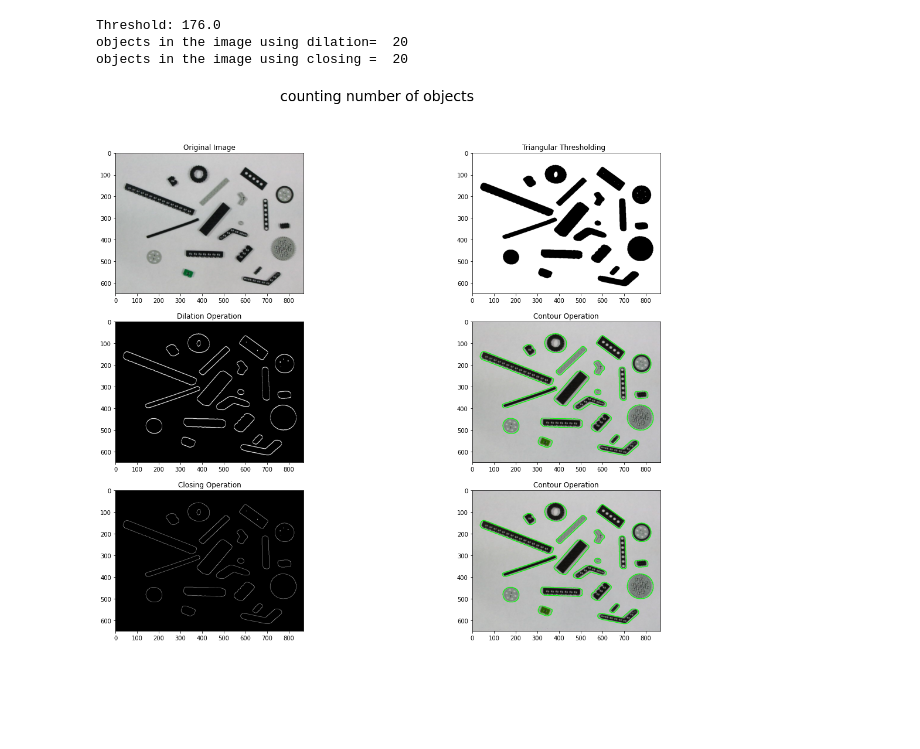
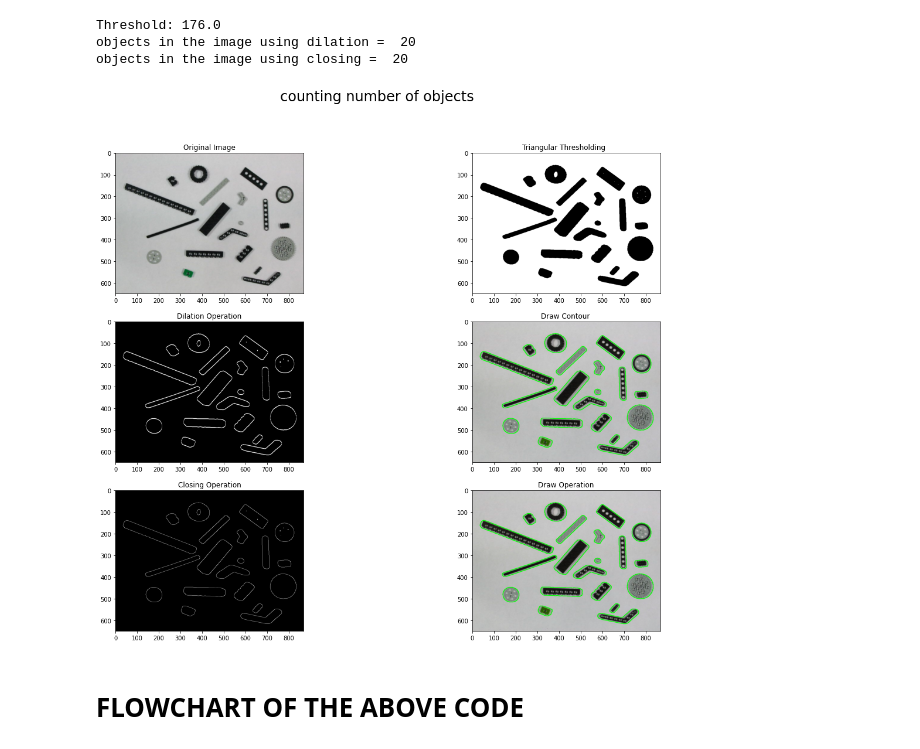
Before and after one commit to JAMILA09ALI/Deep-learning-techniques, a Jupyter notebook: Quiz2_MV.ipynb, the cells around one changed output. Saved outputs shown, nothing was run; the diff lists cells and outputs as text; code cells hidden in the pictures; blank space fills up the shorter version.

```diff
--- a/Quiz2_MV.ipynb
+++ b/Quiz2_MV.ipynb
@@ -26,51 +26,60 @@ import cv2
 import numpy as np
 import matplotlib.pyplot as plt
 # %%
-method = [cv2.THRESH_TRIANGLE]
+method = [cv2.THRESH_TRIANGLE] # using traingle thresholding method to do basic segmentation in an image, and to binarize it.
 names = ['counting number of objects']
 
 def thresh(img_path, method, index):
+    # binarizes image
+
     img = cv2.imread(path +'lego1.png')
-    gray = cv2.cvtColor(img,cv2.COLOR_RGB2GRAY)
-    blurred = cv2.GaussianBlur(gray, (9, 9), 2)
+    gray = cv2.cvtColor(img,cv2.COLOR_RGB2GRAY) # converting image to gray
+    blurred = cv2.GaussianBlur(gray, (9, 9), 2) # blurring the image using gaussian
 
-    ret, img_masked = cv2.threshold(blurred, 0, 255, method)
-    print(f"Threshold: {ret}")
+     # threshold & canny edge detection.
 
-    canny = cv2.Canny(img_masked, 0, ret, 3 )
+    ret, img_masked = cv2.threshold(blurred, 0, 255, method) # Run thresholding, returning the masked imag
+    print(f"Threshold: {ret}") #print the value of threshold
+
+    canny = cv2.Canny(img_masked, 0, ret, 3 ) #using canny edge detection on the traingle thresholding image eith the value calculated in the above code
 
 
-    dilation = cv2.dilate(canny , (2,2), iterations=2)
-    closing = cv2.morphologyEx(canny, cv2.MORPH_CLOSE,(4,4))
+    dilation = cv2.dilate(canny , (2,2), iterations=2) # preform morphological image processing (dilation operation )to increase the white region
+    closing = cv2.morphologyEx(canny, cv2.MORPH_CLOSE,(4,4)) # closing operation
+
+    # calculate & detectiig objects using opencv contours function for dilation operation
+    (cnt, hierarchy) = cv2.findContours(dilation.copy(), cv2.RETR_EXTERNAL, cv2.CHAIN_APPROX_SIMPLE)
+    rgb = cv2.cvtColor(img, cv2.COLOR_BGR2RGB) # converting image to rgb
+    cv2.drawContours(rgb, cnt, -1, (0, 255, 0), 2) # drawing countours from boundary points >> -1 to draw all contours
+    print("objects in the image using dilation = ", len(cnt)) #display no. of objects
 
 
-    (cnt, hierarchy) = cv2.findContours(dilation.copy(), cv2.RETR_EXTERNAL, cv2.CHAIN_APPROX_SIMPLE)
-    rgb = cv2.cvtColor(img, cv2.COLOR_BGR2RGB)
-    cv2.drawContours(rgb, cnt, -1, (0, 255, 0), 2)
-    print("objects in the image using dilation= ", len(cnt))
+    # calculate & detectiig objects using opencv contours function for closing operation
+    (cnt1, hierarchy) = cv2.findContours(closing.copy(), cv2.RETR_EXTERNAL, cv2.CHAIN_APPROX_SIMPLE)
+    rgb1 = cv2.cvtColor(img, cv2.COLOR_BGR2RGB) # converting image to rgb
+    cv2.drawContours(rgb1, cnt1, -1, (0, 255, 0), 2) # drawing countours from boundary points >> -1 to draw all contours
+    print("objects in the image using closing = ", len(cnt1)) #display no. of objects
 
 
-    (cnt1, hierarchy) = cv2.findContours(closing.copy(), cv2.RETR_EXTERNAL, cv2.CHAIN_APPROX_SIMPLE)
-    rgb1 = cv2.cvtColor(img, cv2.COLOR_BGR2RGB)
-    cv2.drawContours(rgb1, cnt1, -1, (0, 255, 0), 2)
-    print("objects in the image using closing = ", len(cnt1))
-    text1= "original image"
-
+    # plot the images
     fig, ax = plt.subplots(3, 2, figsize=(20, 15))
     fig.suptitle(names[index], fontsize=24)
     ax[0,0].imshow(cv2.cvtColor(img, cv2.COLOR_BGR2RGB)), ax[0,0].title.set_text('Original Image')
     ax[0,1].imshow(cv2.cvtColor(img_masked, cv2.COLOR_BGR2RGB)), ax[0,1].title.set_text('Triangular Thresholding  ')
     ax[1,0].imshow(dilation, cmap='gray'), ax[1,0].title.set_text('Dilation Operation')
-    ax[1,1].imshow(cv2.cvtColor(rgb, cv2.COLOR_BGR2RGB)), ax[1,1].title.set_text('Contour Operation')
+    ax[1,1].imshow(cv2.cvtColor(rgb, cv2.COLOR_BGR2RGB)), ax[1,1].title.set_text('Draw Contour ')
     ax[2,0].imshow(closing, cmap='gray'), ax[2,0].title.set_text('Closing Operation')
-    ax[2,1].imshow(cv2.cvtColor(rgb1, cv2.COLOR_BGR2RGB)), ax[2,1].title.set_text('Contour Operation')
+    ax[2,1].imshow(cv2.cvtColor(rgb1, cv2.COLOR_BGR2RGB)), ax[2,1].title.set_text('Draw Operation')
+
 
 
 
 for index, method in enumerate(method):
     thresh('lego.png', method, index)
 # %% [output]
 Threshold: 176.0
-objects in the image using dilation=  20
+objects in the image using dilation =  20
 objects in the image using closing =  20
-[figure, old version]
+[figure, new version]
+# %% [markdown]
+# **FLOWCHART OF THE ABOVE CODE**
```
Also changed, not shown: parts of 2 cells of this notebook.
